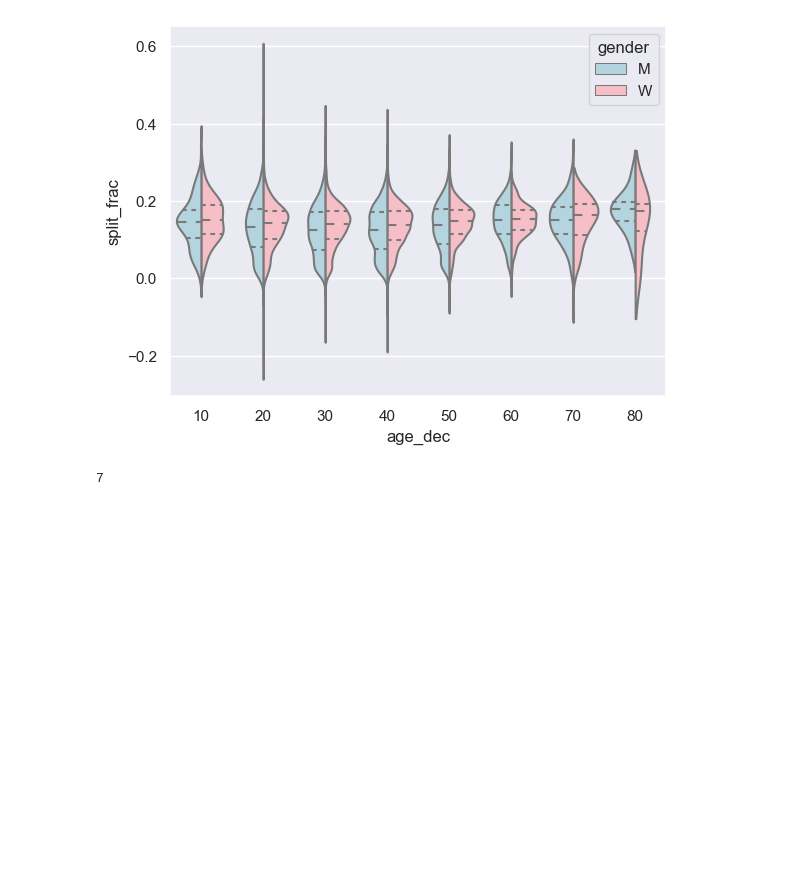
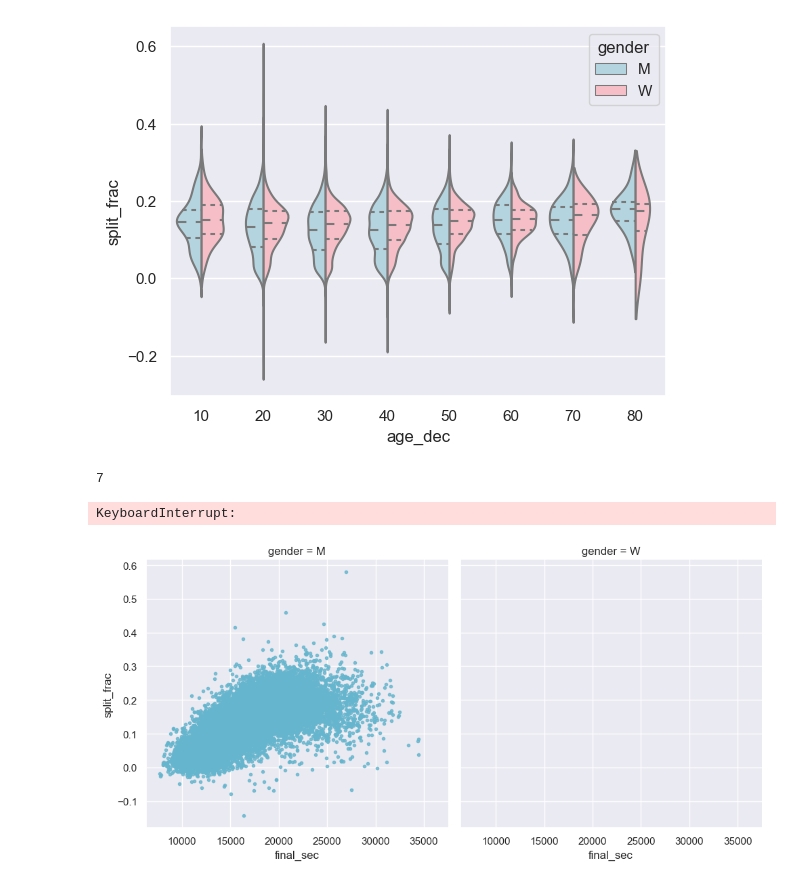
Before and after one commit to Spin8Cycle/ds-proj-remote, a Jupyter notebook: PDSHEx/matplotlib_notes/seaborn_visualization.ipynb, the cells around one changed output. Saved outputs shown, nothing was run; the diff lists cells and outputs as text; code cells hidden in the pictures; blank space fills up the shorter version.

```diff
--- a/PDSHEx/matplotlib_notes/seaborn_visualization.ipynb
+++ b/PDSHEx/matplotlib_notes/seaborn_visualization.ipynb
@@ -188,4 +188,7 @@ with sns.axes_style(style=None):
 7
 # %%
 g= sns.lmplot(x='final_sec', y='split_frac', col='gender', data=data, markers=".", scatter_kws=dict(color='c'))
-g.map(plt.axhline, y=0.0, color="k", ls=":");
+g.map(plt.axhline, y=0.0, color="k", ls=":");S
+# %% [output]
+KeyboardInterrupt:
+[figure, added]
```
Also changed, not shown: 2 other files.
